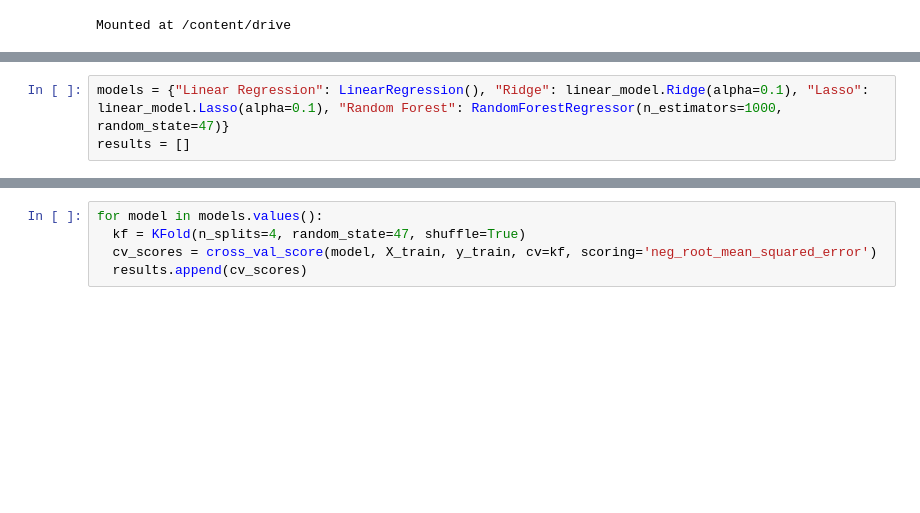
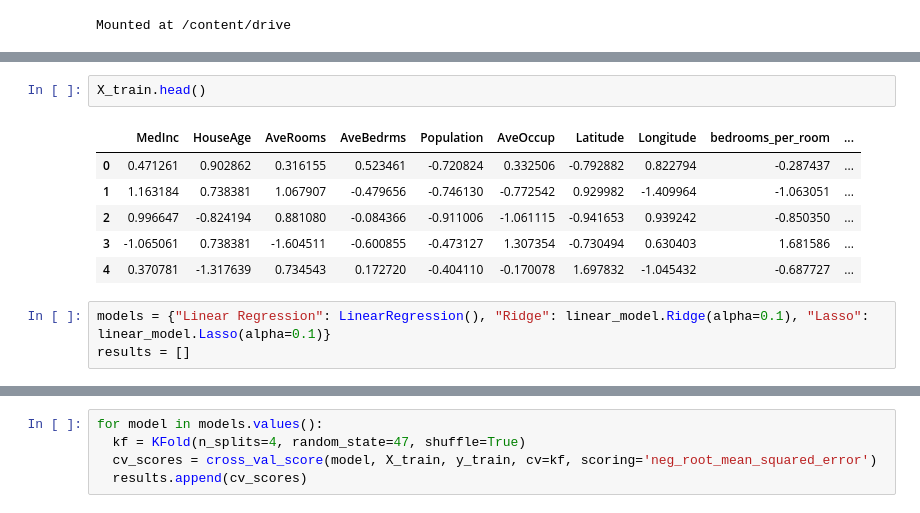
Before and after one commit to bowserd1/California-Housing-Project, a Jupyter notebook: Modeling.ipynb, the cells around one changed output, grey strips where cells are left out. Saved outputs shown, nothing was run; the diff lists cells and outputs as text; blank space fills up the shorter version.

```diff
--- a/Modeling.ipynb
+++ b/Modeling.ipynb
@@ -30,3 +45,12 @@ y_test=pd.read_csv('/content/drive/MyDrive/Colab Data Sets/y_test.csv')
+# %%
+X_train.head()
+# %% [output]
+|  | MedInc | HouseAge | AveRooms | AveBedrms | Population | AveOccup | Latitude | Longitude | bedrooms_per_room | ... |
+| 0 | 0.471261 | 0.902862 | 0.316155 | 0.523461 | -0.720824 | 0.332506 | -0.792882 | 0.822794 | -0.287437 | ... |
+| 1 | 1.163184 | 0.738381 | 1.067907 | -0.479656 | -0.746130 | -0.772542 | 0.929982 | -1.409964 | -1.063051 | ... |
+| 2 | 0.996647 | -0.824194 | 0.881080 | -0.084366 | -0.911006 | -1.061115 | -0.941653 | 0.939242 | -0.850350 | ... |
+| 3 | -1.065061 | 0.738381 | -1.604511 | -0.600855 | -0.473127 | 1.307354 | -0.730494 | 0.630403 | 1.681586 | ... |
+| 4 | 0.370781 | -1.317639 | 0.734543 | 0.172720 | -0.404110 | -0.170078 | 1.697832 | -1.045432 | -0.687727 | ... |
 # %%
-models = {"Linear Regression": LinearRegression(), "Ridge": linear_model.Ridge(alpha=0.1), "Lasso": linear_model.Lasso(alpha=0.1), "Random Forest": RandomForestRegressor(n_estimators=1000, random_state=47)}
+models = {"Linear Regression": LinearRegression(), "Ridge": linear_model.Ridge(alpha=0.1), "Lasso": linear_model.Lasso(alpha=0.1)}
 results = []
```
Also changed, not shown: parts of 53 cells of this notebook.
